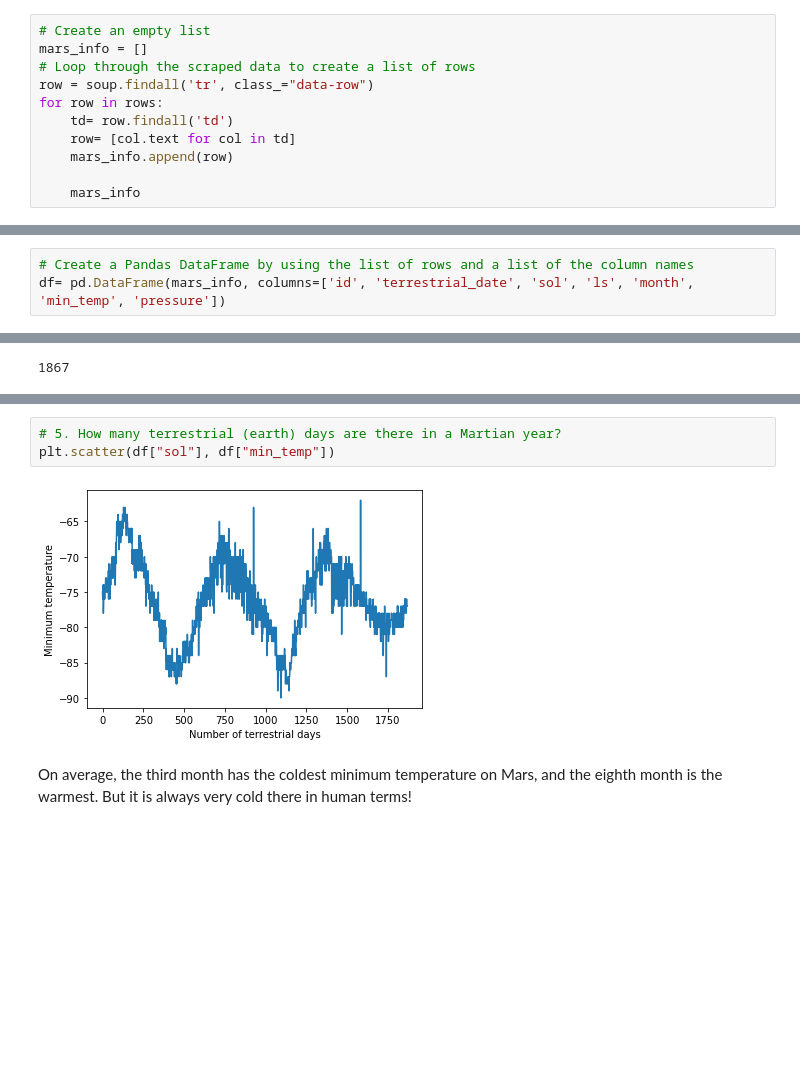
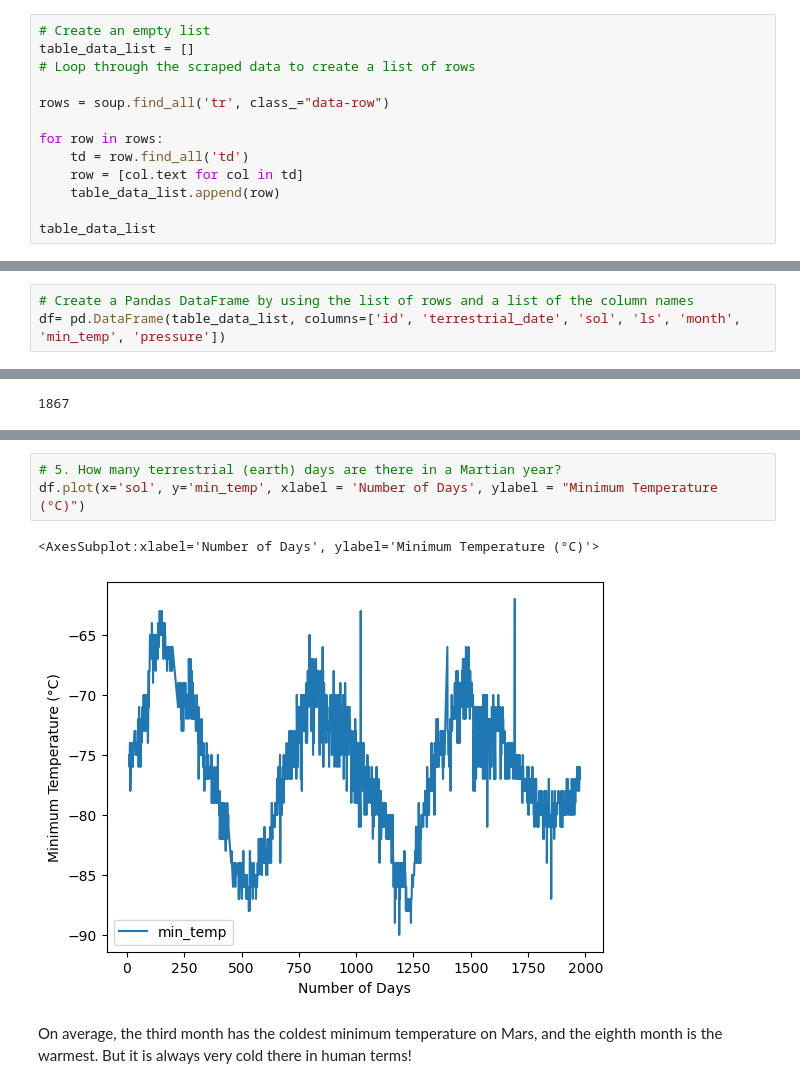
Before and after one commit to caseynbrown/Mission-to-Mars, a Jupyter notebook: part_2_mars_weather.ipynb, the cells around one changed output, grey strips where cells are left out. Saved outputs shown, nothing was run; the diff lists cells and outputs as text; blank space fills up the shorter version.

```diff
--- a/part_2_mars_weather.ipynb
+++ b/part_2_mars_weather.ipynb
@@ -48,12 +66,14 @@ Assemble the scraped data into a Pandas DataFrame. The columns should have the s
 * `pressure`: The atmospheric pressure at Curiosity's location
 # %%
 # Create an empty list
-mars_info = []
+table_data_list = []
 # Loop through the scraped data to create a list of rows
-row = soup.findall('tr', class_="data-row")
+
+rows = soup.find_all('tr', class_="data-row")
+
 for row in rows:
-    td= row.findall('td')
-    row= [col.text for col in td]
-    mars_info.append(row)
+    td = row.find_all('td')
+    row = [col.text for col in td]
+    table_data_list.append(row)
 
-    mars_info
+table_data_list
@@ -60,6 +98,6 @@ for row in rows:
 # %%
 # Create a Pandas DataFrame by using the list of rows and a list of the column names
-df= pd.DataFrame(mars_info, columns=['id', 'terrestrial_date', 'sol', 'ls', 'month', 'min_temp', 'pressure'])
+df= pd.DataFrame(table_data_list, columns=['id', 'terrestrial_date', 'sol', 'ls', 'month', 'min_temp', 'pressure'])
 # %%
 # Confirm DataFrame was created successfully
 df
@@ -210,8 +268,9 @@ plt.ylim(725, 925)
 # %%
 # 5. How many terrestrial (earth) days are there in a Martian year?
-plt.scatter(df["sol"], df["min_temp"])
+df.plot(x='sol', y='min_temp', xlabel = 'Number of Days', ylabel = "Minimum Temperature (°C)")
 # %% [output]
+<AxesSubplot:xlabel='Number of Days', ylabel='Minimum Temperature (°C)'>
-[figure, old version]
+[figure, new version]
 # %% [markdown]
 On average, the third month has the coldest minimum temperature on Mars, and the eighth month is the warmest. But it is always very cold there in human terms!
 # %% [markdown]
```
Also changed, not shown: parts of 14 cells of this notebook.
